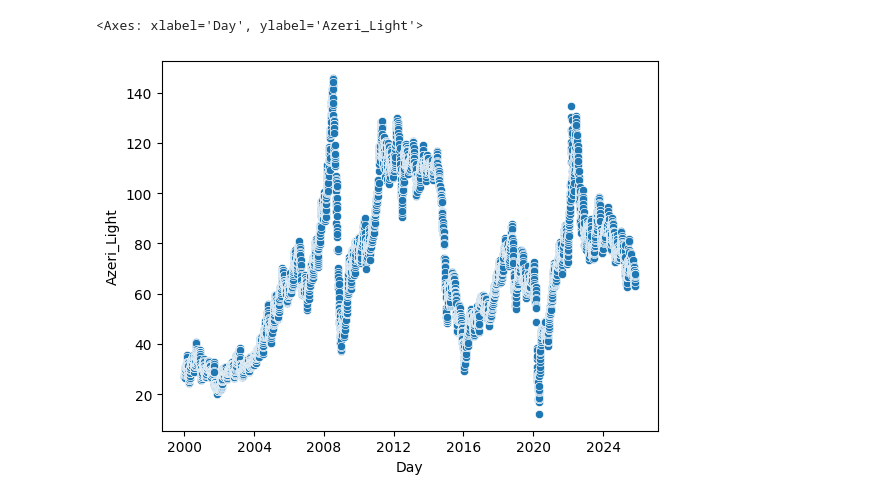
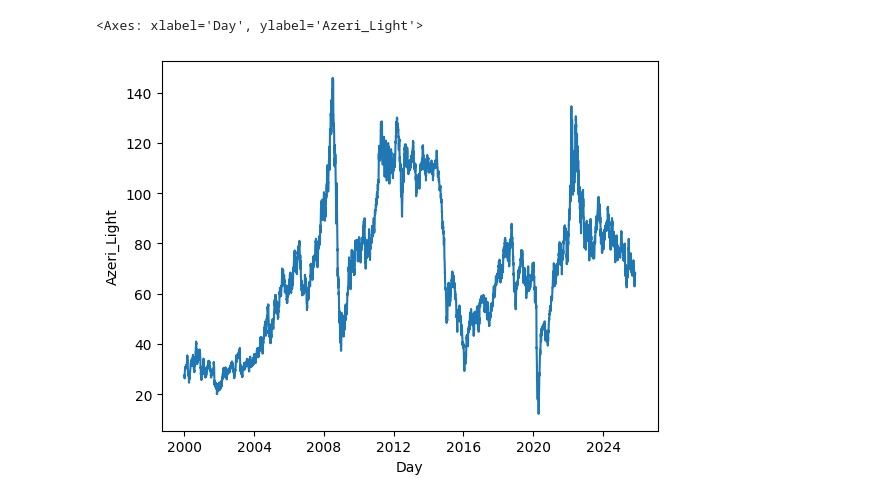
Before and after one commit to Ismat-Samadov/loan_sales_prediction, a Jupyter notebook: notebooks/decompose.ipynb, the cells around one changed output. Drawn from its saved outputs; the diff is of its cells as text; code cells hidden in the pictures.

```diff
--- a/notebooks/decompose.ipynb
+++ b/notebooks/decompose.ipynb
@@ -31,14 +31,14 @@ print(loan_history)
 
 [1148307 rows x 3 columns]
 # %%
-sns.scatterplot(data=azeri_light, x="Day", y="Azeri_Light")
-# sns.lineplot(data=azeri_light, x="Day", y="Azeri_Light")
+# sns.scatterplot(data=azeri_light, x="Day", y="Azeri_Light")
+sns.lineplot(data=azeri_light, x="Day", y="Azeri_Light")
 # sns.relplot(data=azeri_light, x="Day", y="Azeri_Light")
 # sns.violinplot(data=azeri_light, x="Day") #, y="Azeri_Light")
 # sns.histplot(data=azeri_light, x="Day") #, y="Azeri_Light")
 # sns.kdeplot(data=azeri_light, x="Day") #, y="Azeri_Light")
 # sns.displot(data=azeri_light, x="Day") #, y="Azeri_Light")
 # sns.ecdfplot(data=azeri_light, x="Day") #, y="Azeri_Light")
 # %% [output]
 <Axes: xlabel='Day', ylabel='Azeri_Light'>
-[figure, old version]
+[figure, new version]
```
Also changed, not shown: parts of 4 cells of this notebook.
